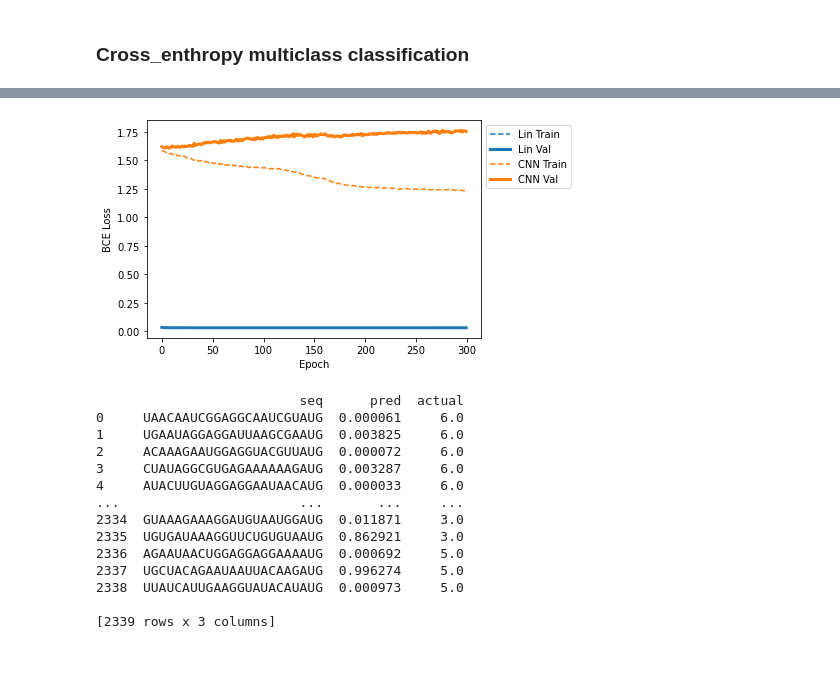
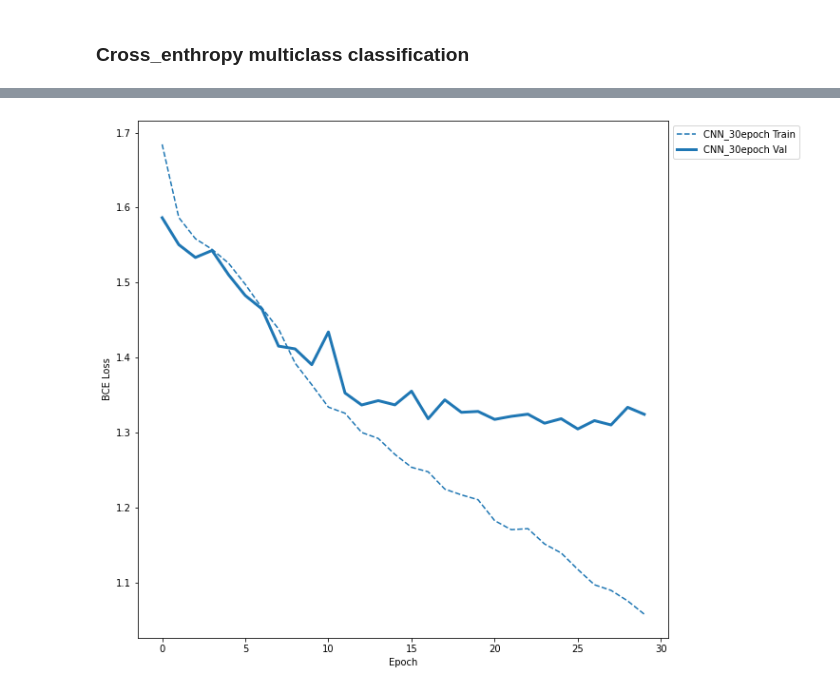
Before and after one commit to Ni-oS/GAN-bacteries, a Jupyter notebook: biN.ipynb, the cells around one changed output, grey strips where cells are left out. Cells and saved outputs as stored; diff of their text form; code cells hidden in the pictures; blank space fills up the shorter version.

Commit message:
different epoch number

```diff
--- a/biN.ipynb
+++ b/biN.ipynb
@@ -804,15 +709,17 @@ def evaluate(model, dataloader, loss_fn):
         X_batch, y_batch = batch
 
         with torch.no_grad():
-
+            #print(X_batch[0])
+            #print(X_batch[0].shape)
             logits = model(X_batch.to(device).float())
-
+            #print(logits)
+            #print(logits.shape)
             loss = loss_fn(logits, y_batch.long().squeeze(1).to(device))
             losses.append(loss.item())
 
     return np.mean(losses)
 
-def train(model, loss_fn, optimizer, n_epoch=3):
+def train(model,train_dataloader, val_dataloader, loss_fn, optimizer, n_epoch=3):
 
     train_losses = []
     val_losses = []
@@ -827,13 +734,15 @@ def train(model, loss_fn, optimizer, n_epoch=3):
         running_accuracies = []
 
 
-        for i, batch in enumerate(train_dl):
+        for i, batch in enumerate(train_dataloader):
             # так получаем текущий батч
             X_batch, y_batch = batch
 
             # forward pass (получение ответов на батч картинок)
             logits = model(X_batch.to(device).float())
-
+            #print(y_batch.long().squeeze(1).to(device))
+            #print(y_batch.long().to(device))
+            #print(logits)
             # вычисление лосса от выданных сетью ответов и правильных ответов на батч
             loss = loss_fn(logits, y_batch.long().squeeze(1).to(device))
             running_losses.append(loss.item())
@@ -843,14 +752,14 @@ def train(model, loss_fn, optimizer, n_epoch=3):
             optimizer.zero_grad() # обнуляем веса
 
             # вычислим accuracy на текущем train батче
-            model_answers = torch.argmax(logits, dim=1)
+            #model_answers = torch.argmax(logits, dim=1)
 
         # после каждой эпохи получаем метрику качества на валидационной выборке
         model.train(False)
 
         train_loss = np.mean(running_losses)
 
-        val_loss = evaluate(model, val_dl, loss_fn=loss_fn)
+        val_loss = evaluate(model, val_dataloader, loss_fn=loss_fn)
 
         print(f"E{epoch+1} | train loss: {train_loss:.3f} | val loss: {val_loss:.3f}")
 
@@ -859,15 +768,19 @@ def train(model, loss_fn, optimizer, n_epoch=3):
 
     return train_losses, val_losses
 # %%
-# снова объявим модель
-model = small_cnn(seq_len)
+seq_len = len(train_df['seq'].values[0])
+
+# объявим модель
+model30 = Small_CNN(seq_len)
 device = torch.device("cuda" if torch.cuda.is_available() else "cpu")
-model = model.to(device)
+model30 = model30.to(device)
 
 # выбираем функцию потерь
 loss_fn = torch.nn.CrossEntropyLoss()
 
 # выбираем алгоритм оптимизации и learning_rate.
-# вы можете экспериментировать с разными значениями learning_rate
 learning_rate = 1e-3
-optimizer = torch.optim.AdamW(model.parameters(), lr=learning_rate)
+optimizer = torch.optim.AdamW(model30.parameters(), weight_decay = 0.1, lr=learning_rate)
+
+# запустим обучение модели
+cnn_train_losses, cnn_val_losses = train(model30, train_dl, val_dl, loss_fn, optimizer, n_epoch=30)
@@ -874,4 +804,0 @@ optimizer = torch.optim.AdamW(model.parameters(), lr=learning_rate)
-# %%
-# запустим обучение модели
-# параметр n_epoch можно варьировать
-cnn_train_losses, cnn_val_losses = train(model, loss_fn, optimizer, n_epoch=20)
@@ -899,5 +805,5 @@ E20 | train loss: 1.588 | val loss: 1.613
 # %%
-cnn_data_label = (cnn_train_losses,cnn_val_losses,"CNN")
-quick_loss_plot([lin_data_label,cnn_data_label])
+cnn_data_label = (cnn_train_losses,cnn_val_losses,"CNN_30epoch")
+quick_loss_plot([cnn_data_label])
 # %% [output]
-[figure, old version]
+[figure, new version]
@@ -927,17 +809,0 @@ test_quick = quick_seq_pred(model_lin, oracle.keys(), oracle)
-# %%
-print(test_quick)
-# %% [output]
-                          seq      pred  actual
-0     UAACAAUCGGAGGCAAUCGUAUG  0.000061     6.0
-1     UGAAUAGGAGGAUUAAGCGAAUG  0.003825     6.0
-2     ACAAAGAAUGGAGGUACGUUAUG  0.000072     6.0
-3     CUAUAGGCGUGAGAAAAAAGAUG  0.003287     6.0
-4     AUACUUGUAGGAGGAAUAACAUG  0.000033     6.0
-...                       ...       ...     ...
-2334  GUAAAGAAAGGAUGUAAUGGAUG  0.011871     3.0
-2335  UGUGAUAAAGGUUCUGUGUAAUG  0.862921     3.0
-2336  AGAAUAACUGGAGGAGGAAAAUG  0.000692     5.0
-2337  UGCUACAGAAUAAUUACAAGAUG  0.996274     5.0
-2338  UUAUCAUUGAAGGUAUACAUAUG  0.000973     5.0
-
-[2339 rows x 3 columns]
```
Also changed, not shown: parts of 36 cells of this notebook.
